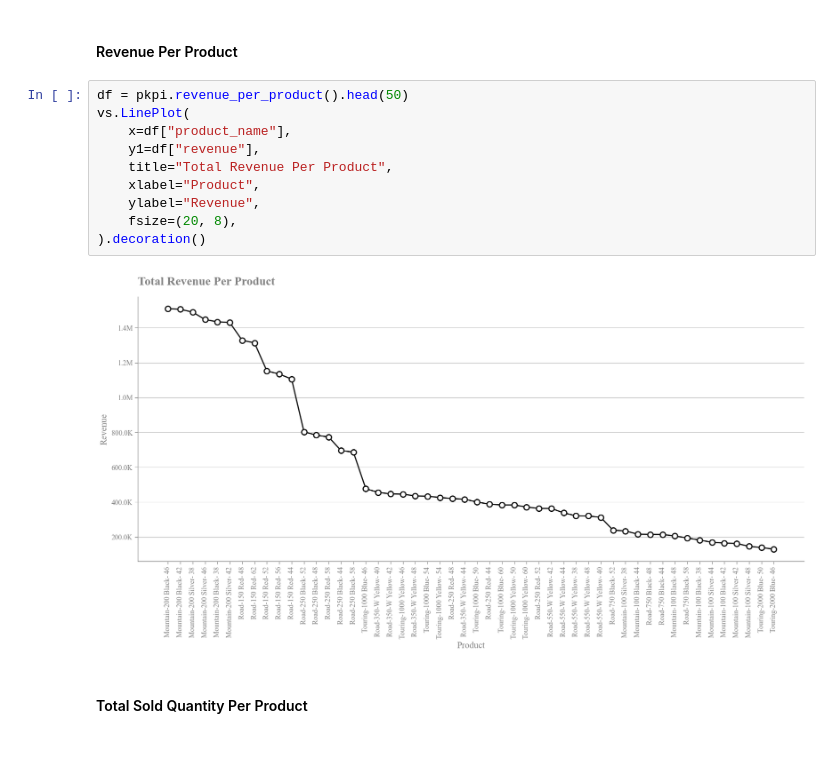
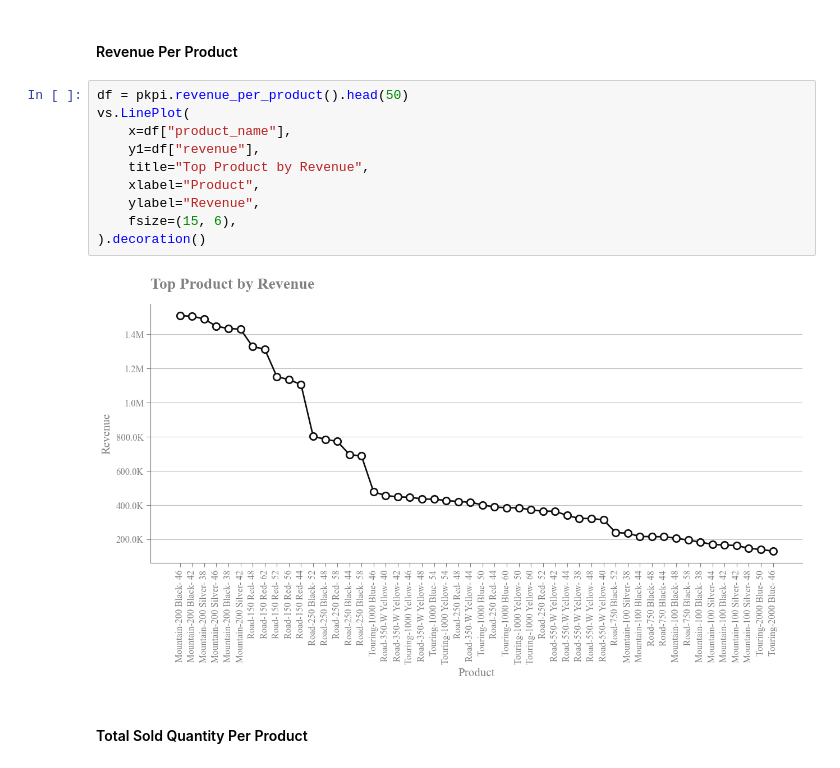
Before and after one commit to NishantSingh359/Sales_Analytics, a Jupyter notebook: notebooks/04_product_analysis.ipynb, the cells around one changed output. Drawn from its saved outputs; the diff is of its cells as text.

```diff
--- a/notebooks/04_product_analysis.ipynb
+++ b/notebooks/04_product_analysis.ipynb
@@ -60,15 +60,15 @@ vs.ColumnPlot(
 # %%
 df = pkpi.revenue_per_product().head(50)
 vs.LinePlot(
     x=df["product_name"],
     y1=df["revenue"],
-    title="Total Revenue Per Product",
+    title="Top Product by Revenue",
     xlabel="Product",
     ylabel="Revenue",
-    fsize=(20, 8),
+    fsize=(15, 6),
 ).decoration()
 # %% [output]
-[figure, old version]
+[figure, new version]
 # %% [markdown]
 #### Total Sold Quantity Per Product
 # %%
```
Also changed, not shown: parts of 2 cells of this notebook, 2 other files.
